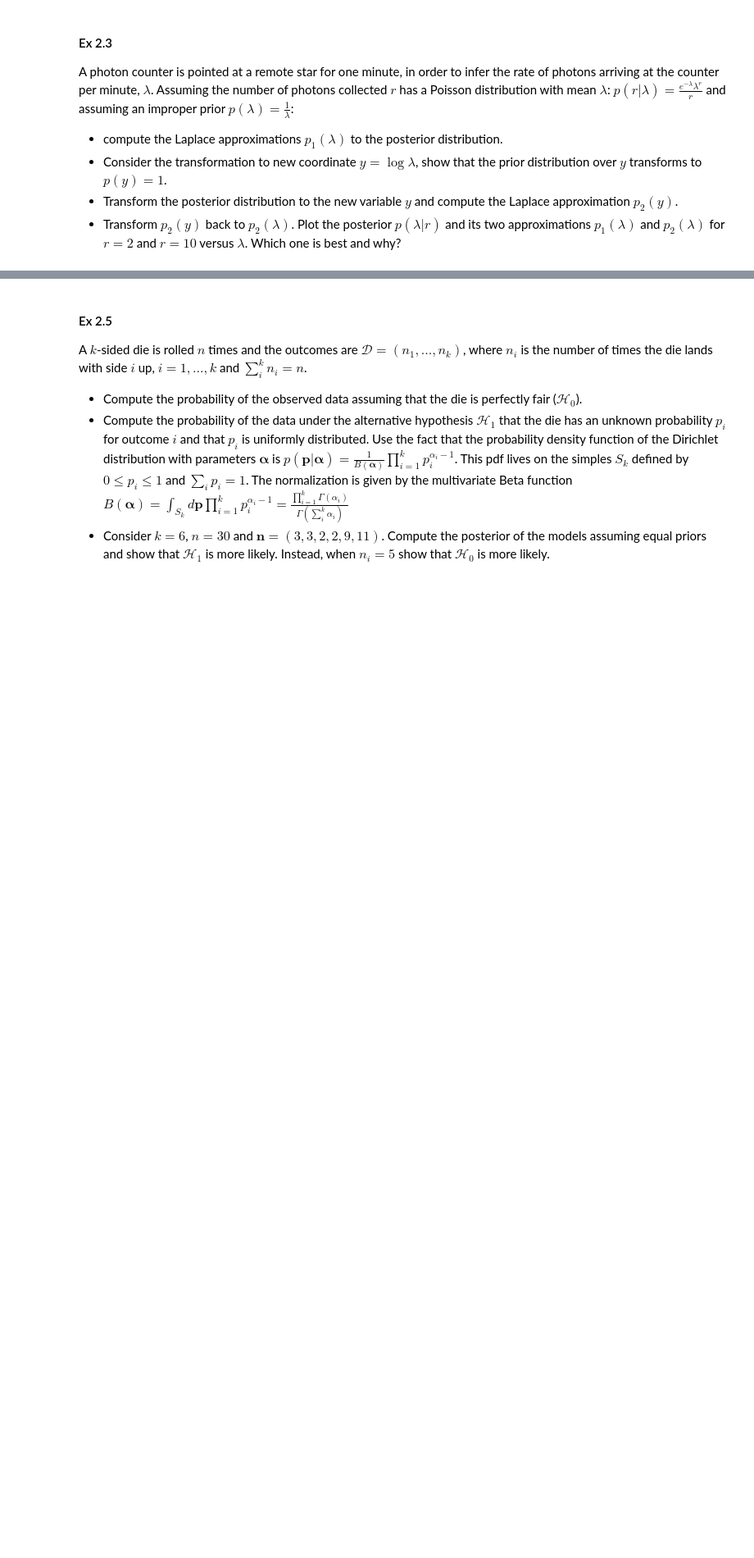
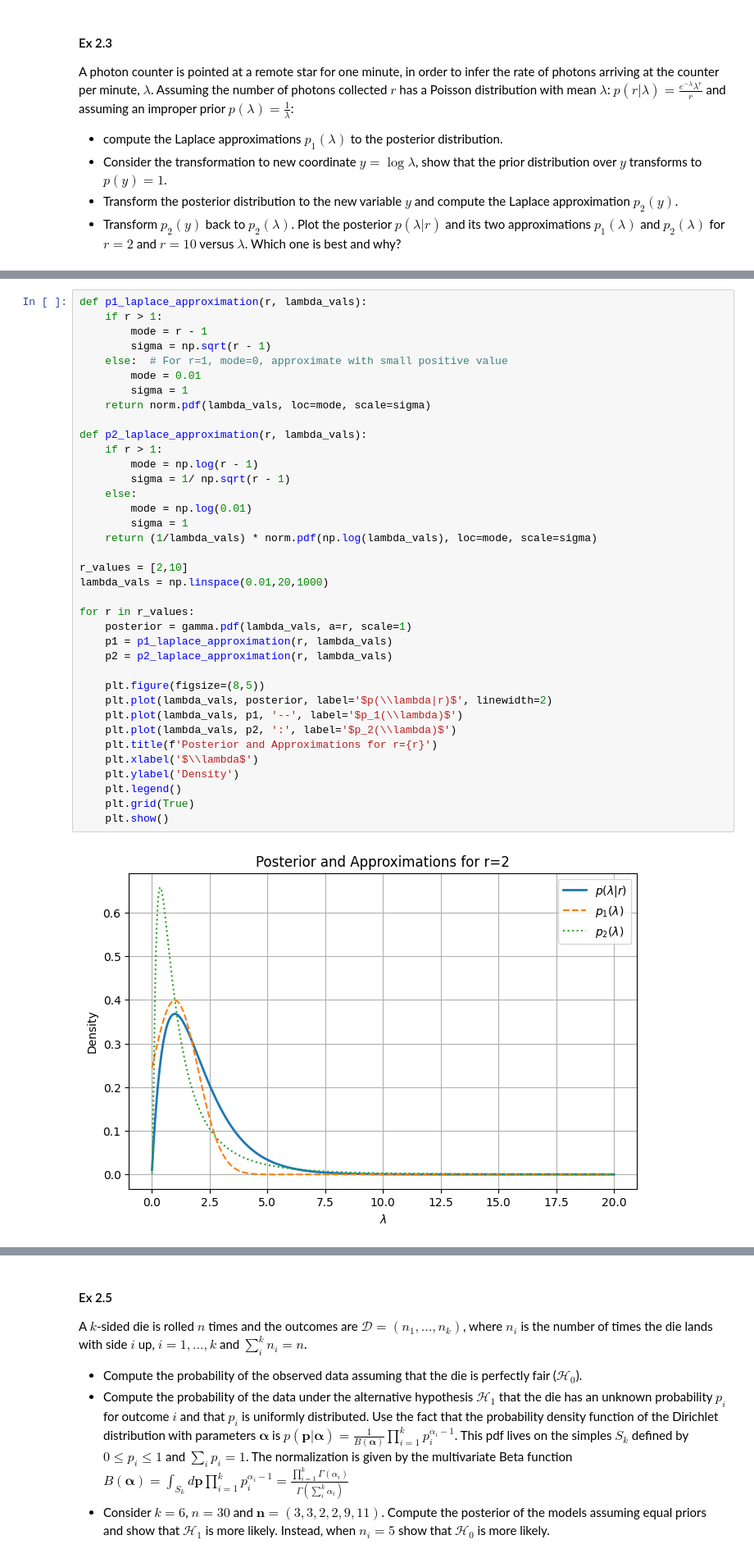
Before and after one commit to josjo99/cds_ml, a Jupyter notebook: Lecture2.2-model_comparison.ipynb, the cells around one changed output, grey strips where cells are left out. Shown at 82% size. Cells and saved outputs as stored; diff of their text form; blank space fills up the shorter version.

```diff
--- a/Lecture2.2-model_comparison.ipynb
+++ b/Lecture2.2-model_comparison.ipynb
@@ -294,0 +372,39 @@ and assuming an improper prior $p(\lambda) = \frac{1}{\lambda}$:
+# %%
+def p1_laplace_approximation(r, lambda_vals):
+    if r > 1:
+        mode = r - 1
+        sigma = np.sqrt(r - 1)
+    else:  # For r=1, mode=0, approximate with small positive value
+        mode = 0.01
+        sigma = 1
+    return norm.pdf(lambda_vals, loc=mode, scale=sigma)
+
+def p2_laplace_approximation(r, lambda_vals):
+    if r > 1:
+        mode = np.log(r - 1)
+        sigma = 1/ np.sqrt(r - 1)
+    else:
+        mode = np.log(0.01)
+        sigma = 1
+    return (1/lambda_vals) * norm.pdf(np.log(lambda_vals), loc=mode, scale=sigma)
+
+r_values = [2,10]
+lambda_vals = np.linspace(0.01,20,1000)
+
+for r in r_values:
+    posterior = gamma.pdf(lambda_vals, a=r, scale=1)
+    p1 = p1_laplace_approximation(r, lambda_vals)
+    p2 = p2_laplace_approximation(r, lambda_vals)
+
+    plt.figure(figsize=(8,5))
+    plt.plot(lambda_vals, posterior, label='$p(\\lambda|r)$', linewidth=2)
+    plt.plot(lambda_vals, p1, '--', label='$p_1(\\lambda)$')
+    plt.plot(lambda_vals, p2, ':', label='$p_2(\\lambda)$')
+    plt.title(f'Posterior and Approximations for r={r}')
+    plt.xlabel('$\\lambda$')
+    plt.ylabel('Density')
+    plt.legend()
+    plt.grid(True)
+    plt.show()
+# %% [output]
+[figure, added]
```
Also changed, not shown: parts of 19 cells of this notebook, 1 other file.
